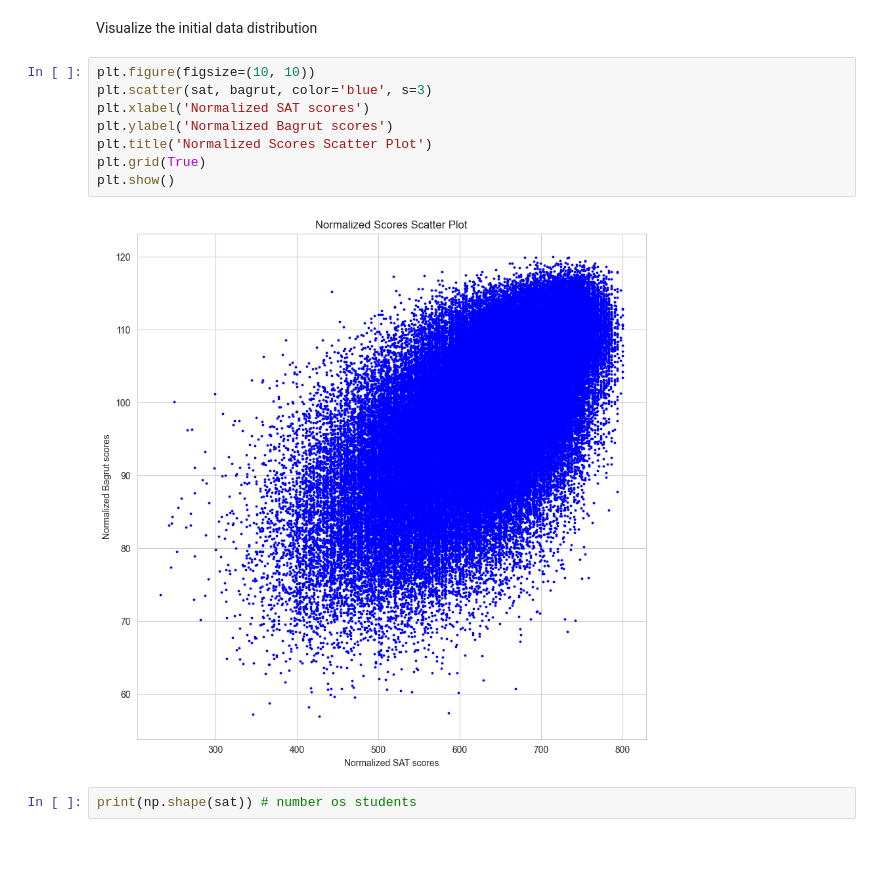
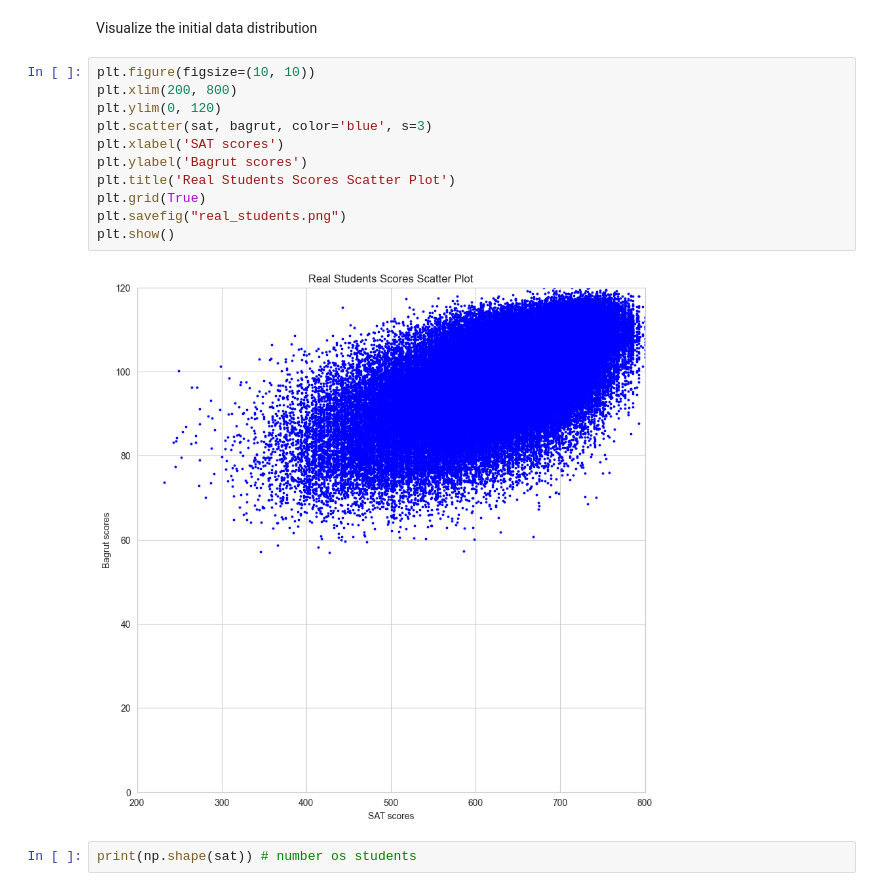
Before and after one commit to rotemchn/SortingGrades, a Jupyter notebook: RSK_algo.ipynb, the cells around one changed output. Cells and saved outputs as stored; diff of their text form; blank space fills up the shorter version.

```diff
--- a/RSK_algo.ipynb
+++ b/RSK_algo.ipynb
@@ -46,14 +46,17 @@ bagrut = np.array(bagrut)
 Visualize the initial data distribution
 # %%
 plt.figure(figsize=(10, 10))
+plt.xlim(200, 800)
+plt.ylim(0, 120)
 plt.scatter(sat, bagrut, color='blue', s=3)
-plt.xlabel('Normalized SAT scores')
-plt.ylabel('Normalized Bagrut scores')
-plt.title('Normalized Scores Scatter Plot')
+plt.xlabel('SAT scores')
+plt.ylabel('Bagrut scores')
+plt.title('Real Students Scores Scatter Plot')
 plt.grid(True)
+plt.savefig("real_students.png")
 plt.show()
 # %% [output]
-[figure, old version]
+[figure, new version]
 # %%
 print(np.shape(sat)) # number os students
 # %% [output]
```
Also changed, not shown: parts of 11 cells of this notebook, 4 other files.
